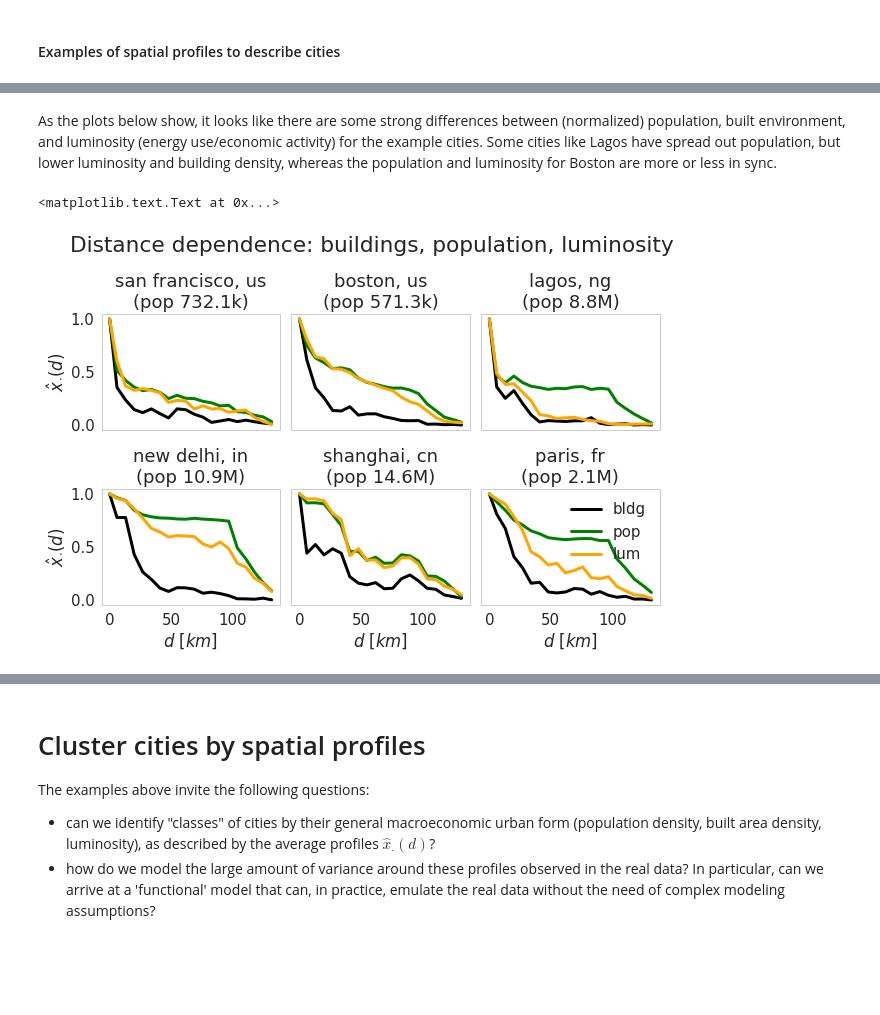
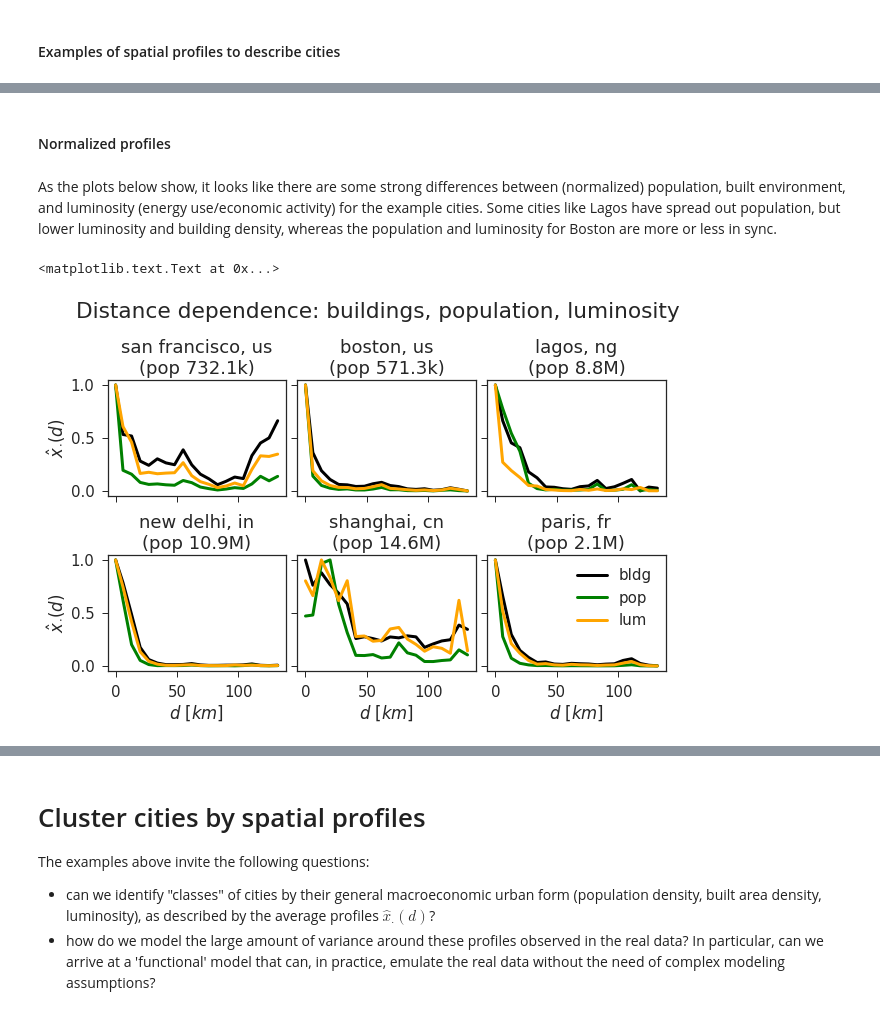
Before and after one commit to adrianalbert/urbanization-patterns, a Jupyter notebook: experiments/City clustering analysis.ipynb, the cells around one changed output, grey strips where cells are left out. Saved outputs shown, nothing was run; the diff lists cells and outputs as text; code cells hidden in the pictures; blank space fills up the shorter version.

```diff
--- a/experiments/City clustering analysis.ipynb
+++ b/experiments/City clustering analysis.ipynb
@@ -87,0 +119,18 @@ smpl = {k:v for k,v in cities_sel.iteritems()
+# %%
+sns.set_context("notebook", font_scale=1.5)
+fig, ax = plt.subplots(1,3, figsize=(12,4), gridspec_kw={"wspace":0.195, "hspace":0.5},
+                      sharex=True, sharey=False)
+
+for j,s,a in zip(range(len(smpl)),['bldg', 'pop', 'lum'],ax.flatten()):
+    for k,v in smpl.iteritems():
+        mu = v['profiles'][s][0]
+        a.plot(xtick_labels, np.log10(mu), lw=3,
+               label=v['city'].split("(")[0])
+    a.set_title(s)
+    if j == 0:
+        a.set_ylabel("log $x_{\cdot}(d)$")
+    a.set_xlabel("$d \ [km]$")
+
+a.legend(loc="best", bbox_to_anchor=(1.1, 1.05))
+fig.subplots_adjust(top=0.8)
+plt.suptitle("Distance dependence: buildings, population, luminosity")
@@ -87,0 +140,19 @@ smpl = {k:v for k,v in cities_sel.iteritems()
+# %%
+sns.set_context("notebook", font_scale=1.5)
+fig, ax = plt.subplots(1,3, figsize=(12,4), gridspec_kw={"wspace":0.195, "hspace":0.5},
+                      sharex=True, sharey=False)
+
+for j,s,a in zip(range(len(smpl)),['bldg', 'pop', 'lum'],ax.flatten()):
+    for i,k in enumerate(smpl.keys()[:2]):
+        v = smpl[k]
+        mu = v['profiles'][s][0]
+        sns.regplot(xtick_labels, np.log10(mu), ax=a,
+                   label=v['city'].split("(")[0], color=colormap_cities[k])
+        a.set_title(s)
+    if j == 0:
+        a.set_ylabel("log $x_{\cdot}(d)$")
+        a.legend(loc="best")# bbox_to_anchor=(1.1, 1.05))
+    a.set_xlabel("$d \ [km]$")
+
+fig.subplots_adjust(top=0.8)
+plt.suptitle("Distance dependence: buildings, population, luminosity")
@@ -88,28 +162,26 @@ smpl = {k:v for k,v in cities_sel.iteritems()
+# %% [markdown]
+#### Normalized profiles
 # %% [markdown]
 As the plots below show, it looks like there are some strong differences between (normalized) population, built environment, and luminosity (energy use/economic activity) for the example cities. Some cities like Lagos have spread out population, but lower luminosity and building density, whereas the population and luminosity for Boston are more or less in sync.
 # %%
 sns.set_context("notebook", font_scale=1.5)
 fig, ax = plt.subplots(2,3, figsize=(10,6), gridspec_kw={"wspace":0.065, "hspace":0.5},
                       sharex=True, sharey=True)
 
 for j,(k,v),a in zip(range(len(smpl)),smpl.iteritems(), ax.flatten()):
     for s in ['bldg', 'pop', 'lum']:
         mu = v['profiles'][s][0]
-        sd = v['profiles'][s][1]
-        a.plot(xtick_labels, mu, lw=3, label=s, color=colormap[s])
-#         a.fill_between(xtick_labels,
-#                    np.minimum(mu-1.96*sd,0),
-#                    np.maximum(mu+1.96*sd,1),
-#                    color=colormap[s], alpha=0.3)
+        scale = mu.max() #v['sum area'][s]
+        a.plot(xtick_labels, mu / scale, lw=3, label=s, color=colormap[s])
     a.set_title(v['city'].replace(' (','\n('))
     if j % 3 == 0:
         a.set_ylabel("$\hat x_{\cdot}(d)$")
     if j in [3,4,5]:
         a.set_xlabel("$d \ [km]$")
 
 a.legend(loc="best")
 fig.subplots_adjust(top=0.8)
 plt.suptitle("Distance dependence: buildings, population, luminosity")
 # %% [output]
 <matplotlib.text.Text at 0x...>
-[figure, old version]
+[figure, new version]
```
Also changed, not shown: parts of 87 cells of this notebook, 4 other files.
